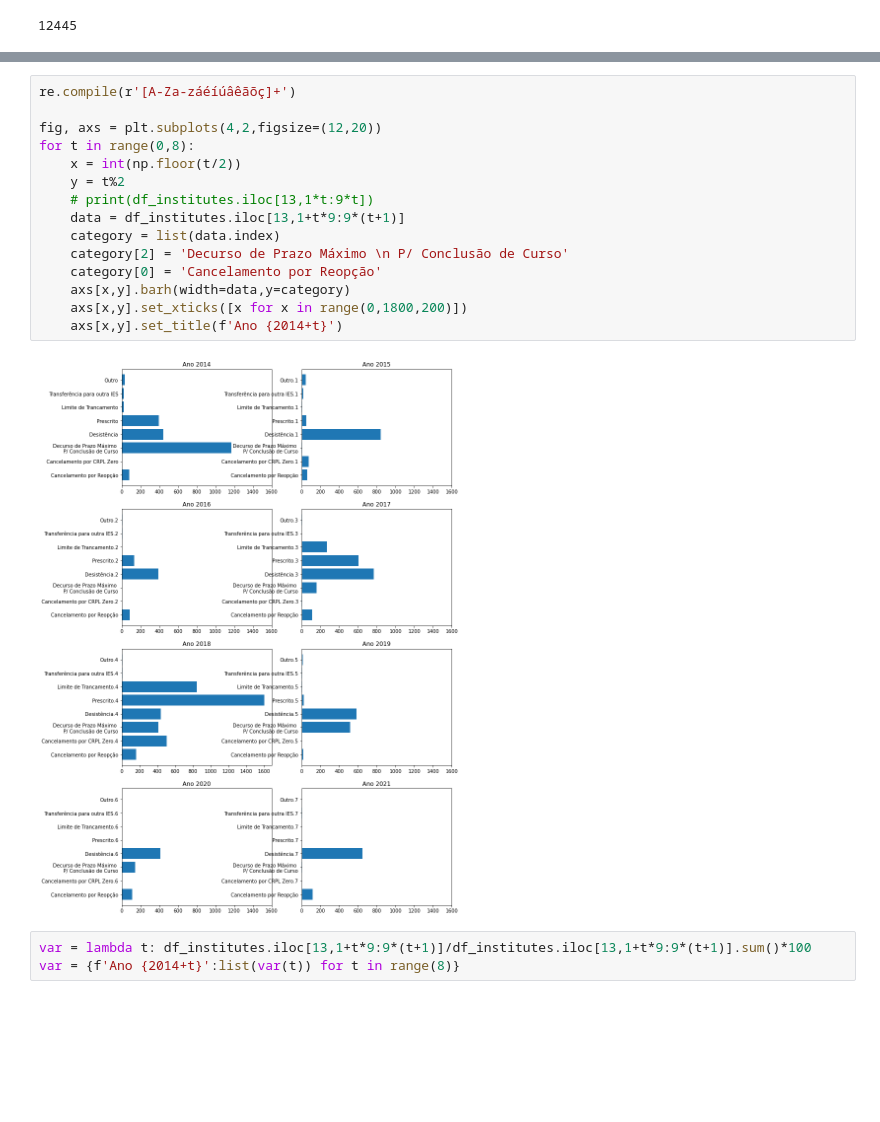
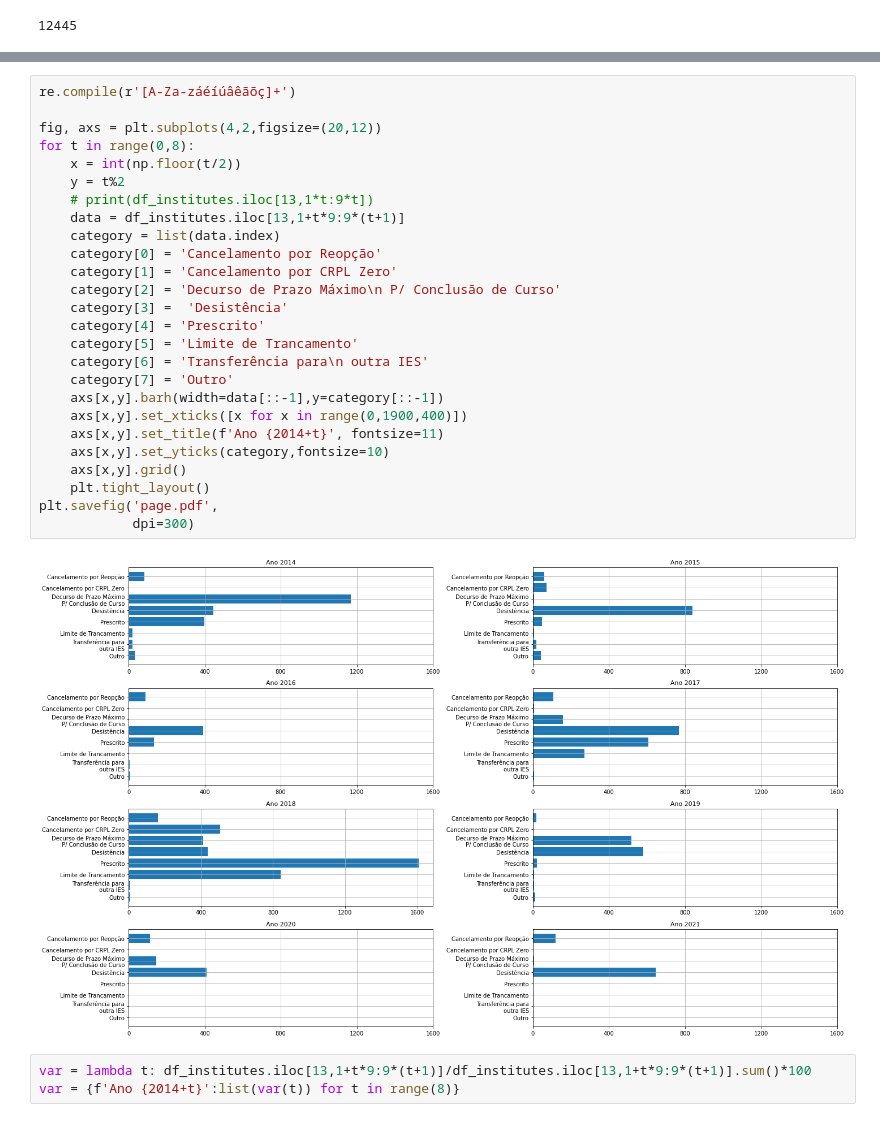
Before and after one commit to gabrielcoout/Analise_Evasao, a Jupyter notebook: Data_Analysis_Institute.ipynb, the cells around one changed output, grey strips where cells are left out. Saved outputs shown, nothing was run; the diff lists cells and outputs as text; blank space fills up the shorter version.

```diff
--- a/Data_Analysis_Institute.ipynb
+++ b/Data_Analysis_Institute.ipynb
@@ -196,20 +210,31 @@ plt.show()
 # %%
 re.compile(r'[A-Za-záéíúâêãõç]+')
 
-fig, axs = plt.subplots(4,2,figsize=(12,20))
+fig, axs = plt.subplots(4,2,figsize=(20,12))
 for t in range(0,8):
     x = int(np.floor(t/2))
     y = t%2
     # print(df_institutes.iloc[13,1*t:9*t])
     data = df_institutes.iloc[13,1+t*9:9*(t+1)]
     category = list(data.index)
-    category[2] = 'Decurso de Prazo Máximo \n P/ Conclusão de Curso'
     category[0] = 'Cancelamento por Reopção'
-    axs[x,y].barh(width=data,y=category)
-    axs[x,y].set_xticks([x for x in range(0,1800,200)])
-    axs[x,y].set_title(f'Ano {2014+t}')
+    category[1] = 'Cancelamento por CRPL Zero'
+    category[2] = 'Decurso de Prazo Máximo\n P/ Conclusão de Curso'
+    category[3] =  'Desistência'
+    category[4] = 'Prescrito'
+    category[5] = 'Limite de Trancamento'
+    category[6] = 'Transferência para\n outra IES'
+    category[7] = 'Outro'
+    axs[x,y].barh(width=data[::-1],y=category[::-1])
+    axs[x,y].set_xticks([x for x in range(0,1900,400)])
+    axs[x,y].set_title(f'Ano {2014+t}', fontsize=11)
+    axs[x,y].set_yticks(category,fontsize=10)
+    axs[x,y].grid()
+    plt.tight_layout()
+plt.savefig('page.pdf',
+            dpi=300)
 # %% [output]
-[figure, old version]
+[figure, new version]
 # %%
 var = lambda t: df_institutes.iloc[13,1+t*9:9*(t+1)]/df_institutes.iloc[13,1+t*9:9*(t+1)].sum()*100
 var = {f'Ano {2014+t}':list(var(t)) for t in range(8)}
```
Also changed, not shown: parts of 11 cells of this notebook, 17 other files.
